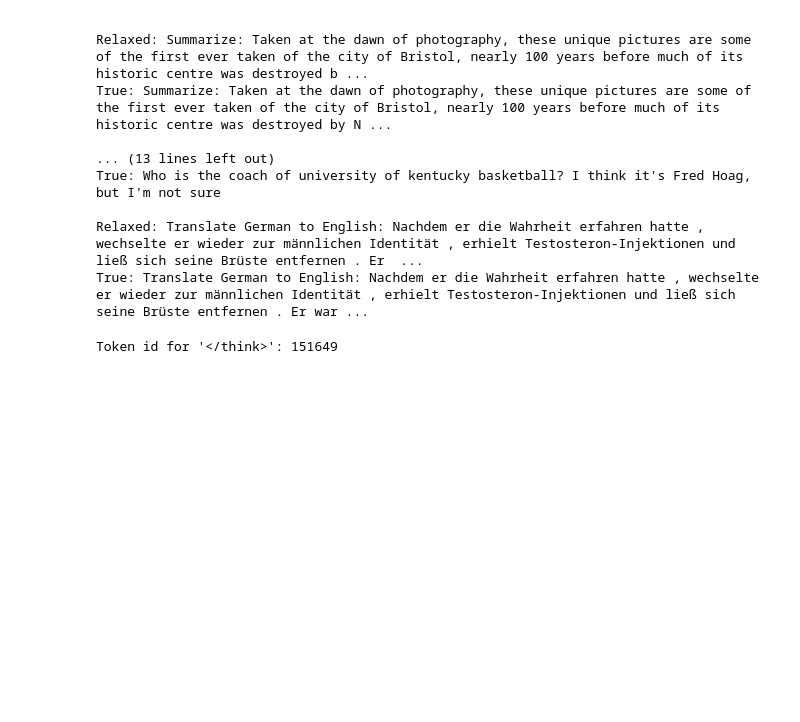
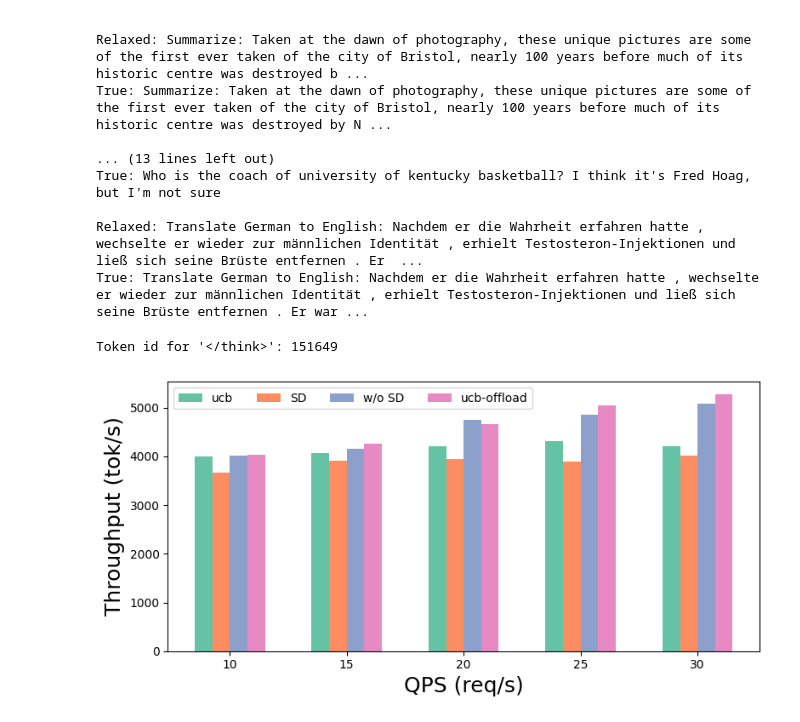
Before and after one commit to lihuahua123/vllm_speculative, a Jupyter notebook: exps/draw2.ipynb, the cells around one changed output. Cells and saved outputs as stored; diff of their text form; code cells hidden in the pictures; blank space fills up the shorter version.

```diff
--- a/exps/draw2.ipynb
+++ b/exps/draw2.ipynb
@@ -1012,3 +1012,45 @@ think_token_id = tokenizer.encode(think_token, add_special_tokens=False)[0]
 print(f"Token id for '{think_token}': {think_token_id}")
 # %% [output]
 Token id for '</think>': 151649
+# %%
+
+# 300 请求 20 qps
+
+# ucb deep nospec ucb-offload
+qps10= [4003.47,  3660.48, 4008.71, 4032.24]
+qps15= [4060.09,  3903.37, 4162.94, 4265.23]
+qps20= [4201.07, 3946.69, 4742.27, 4656.12]
+qps25= [4314.31, 3894.54, 4852.83, 5046.71]
+qps30= [4208.52, 4007.31, 5085.94, 5272.46]
+
+
+labels=['ucb','SD','w/o SD','ucb-offload']
+y_label='Throughput (tok/s)'
+x_qps = [10,15,20,25,30]
+x_label='QPS (req/s)'
+#title='Throughput Comparison of Different Methods at Various QPS Levels'
+
+import matplotlib.pyplot as plt
+import numpy as np
+colors = plt.cm.Set2.colors
+# Prepare data for each method (transpose)
+data = [qps10, qps15, qps20, qps25, qps30]
+data = list(map(list, zip(*data)))  # shape: 4 methods x 4 qps
+
+x = np.arange(len(x_qps))  # the label locations
+width = 0.15  # the width of the bars
+
+fig, ax = plt.subplots(figsize=(8,4))
+for i, (method, values) in enumerate(zip(labels, data)):
+    ax.bar(x + (i - 1.5) * width, values, width, label=method,color=colors[i])
+
+ax.set_xlabel(x_label,fontsize=18)
+ax.set_ylabel(y_label,fontsize=18)
+ax.set_xticks(x)
+ax.set_xticklabels(x_qps)
+ax.legend(ncol=4)
+plt.tight_layout()
+# plt.savefig('./figs/static_spencbench_100.pdf', dpi=400, bbox_inches='tight', pad_inches=0)
+plt.show()
+# %% [output]
+[figure, added]
```
Also changed, not shown: 15 other files.
